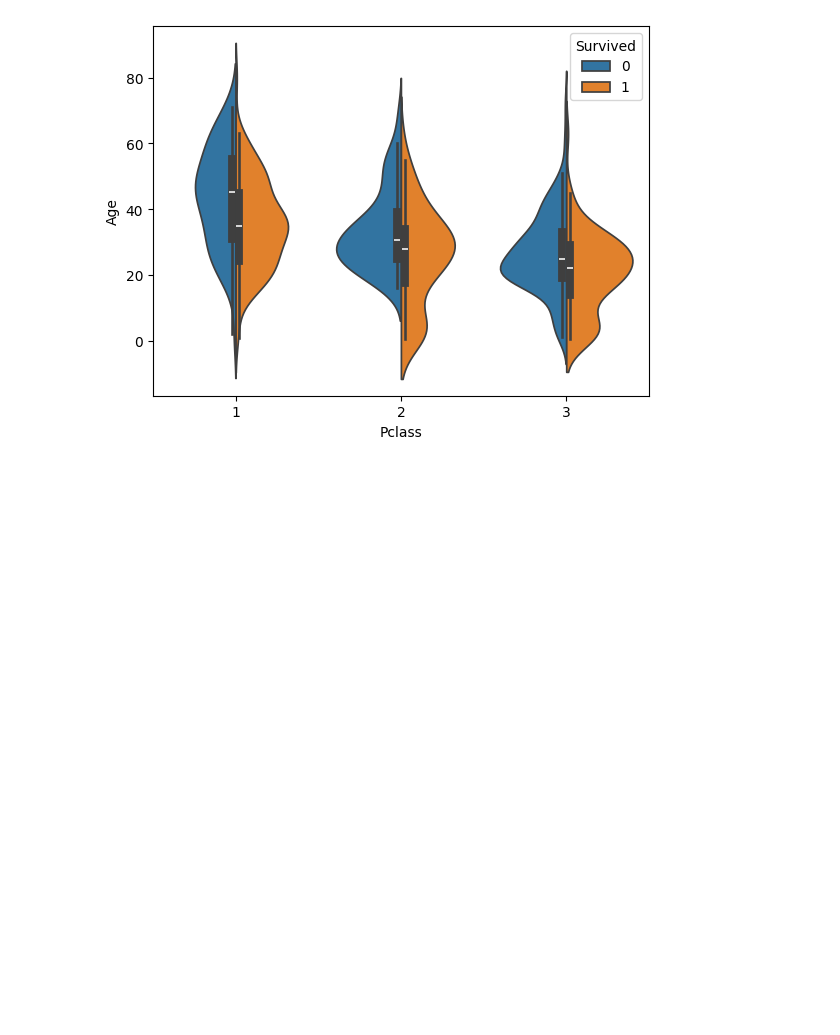
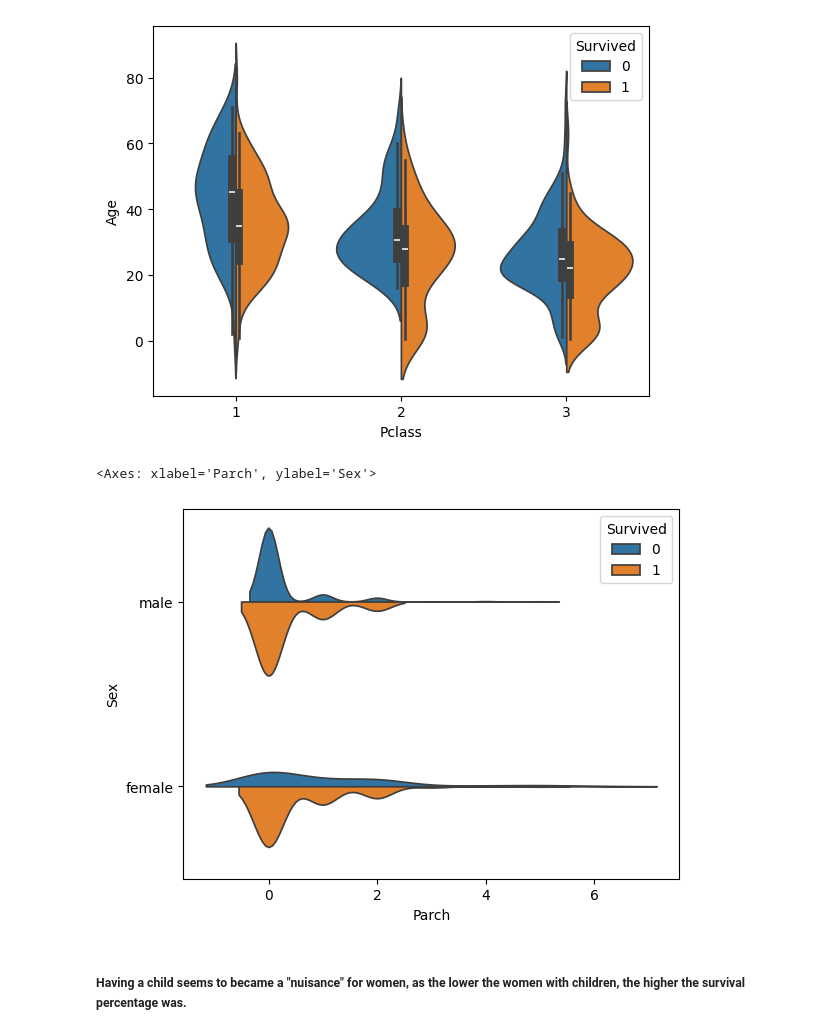
Before and after one commit to davidedigrande/titanic-dataset-eda, a Jupyter notebook: notebook.ipynb, the cells around one changed output. Saved outputs shown, nothing was run; the diff lists cells and outputs as text; code cells hidden in the pictures; blank space fills up the shorter version.

Commit message:
added graph correlating children-adults survival rate

```diff
--- a/notebook.ipynb
+++ b/notebook.ipynb
@@ -562,3 +574,10 @@ sns.violinplot(df, y="Age", x="Pclass", split=True, hue="Survived")
 # %% [output]
 <Axes: xlabel='Pclass', ylabel='Age'>
 [figure]
+# %%
+sns.violinplot(df, y="Sex", x="Parch", split=True, hue="Survived", inner=None)
+# %% [output]
+<Axes: xlabel='Parch', ylabel='Sex'>
+[figure, added]
+# %% [markdown]
+##### Having a child seems to became a "nuisance" for women, as the lower the women with children, the higher the survival percentage was.
```
Also changed, not shown: parts of 3 cells of this notebook.
